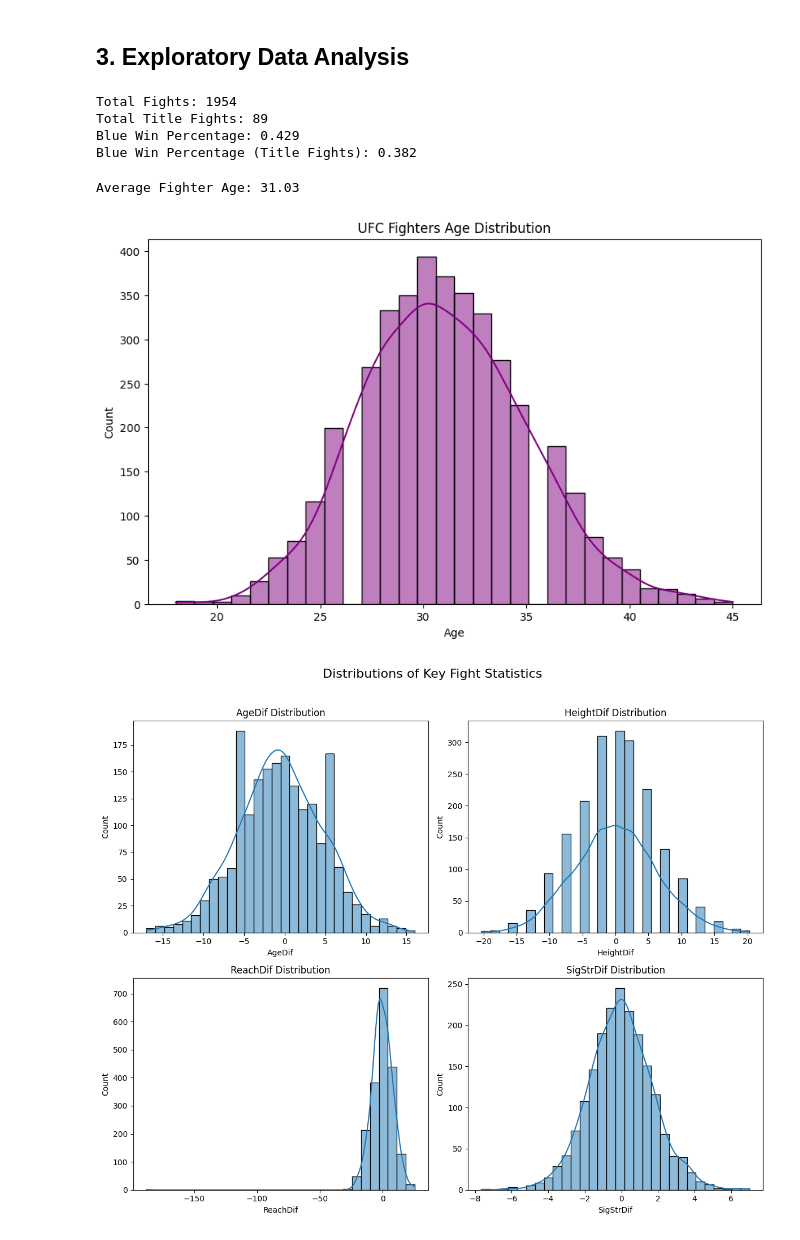
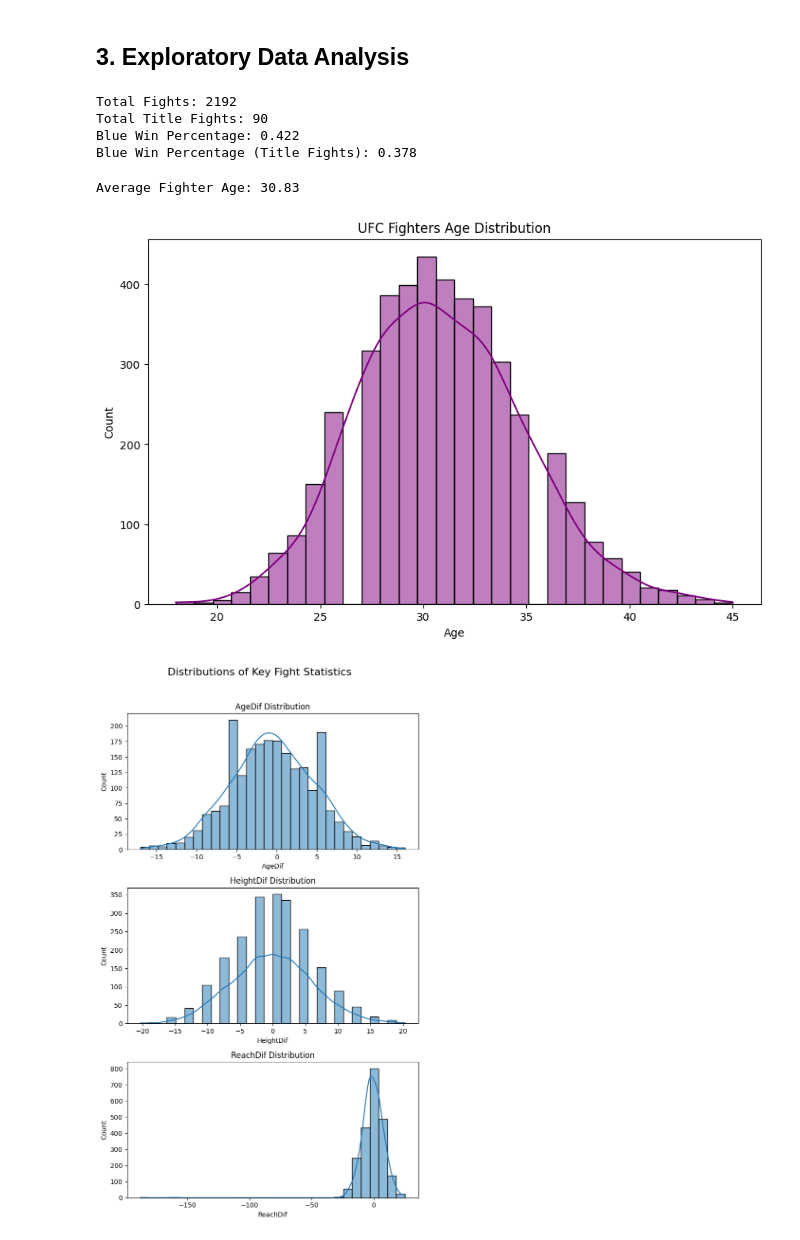
Before and after one commit to jmanlang/ufc-data-analysis, a Jupyter notebook: analysis.ipynb, the cells around one changed output. Drawn from its saved outputs; the diff is of its cells as text; code cells hidden in the pictures.

Commit message:
Finishing up visualizations

```diff
--- a/analysis.ipynb
+++ b/analysis.ipynb
@@ -90,6 +95,7 @@ all_fights.loc[all_fights.duplicated()]
  In this data set, fights involving fighters making their UFC debut have 0's across their career statistics because they have no prior UFC fights from which to calculate statistics from. However, these fighters often have prior MMA experience from other organizations, so taking into account the statistical differences between opposing fighters in debut matches would be misleading. We remove debut matches for this reason.
 # %%
 # Removing fights that involve fighters with no wins or losses
-all_fights = all_fights[~(
+'''all_fights = all_fights[~(
     ((all_fights['RedWins'] == 0) & (all_fights['RedLosses'] == 0)) |
     ((all_fights['BlueWins'] == 0) & (all_fights['BlueLosses'] == 0)))]
+    '''
@@ -159,16 +176,16 @@ print(f"Total Title Fights: {analysis_df['TitleBout'].sum()}")
 print(f"Blue Win Percentage: {blue_win_percentage:.3f}")
 print(f"Blue Win Percentage (Title Fights): {blue_title_win_percentage:.3f}")
 # %% [output]
-Total Fights: 1954
-Total Title Fights: 89
-Blue Win Percentage: 0.429
-Blue Win Percentage (Title Fights): 0.382
+Total Fights: 2192
+Total Title Fights: 90
+Blue Win Percentage: 0.422
+Blue Win Percentage (Title Fights): 0.378
 # %%
 # Combine red fighter's age and blue fighter's age into a single series for plotting
 all_ages = pd.concat([analysis_df['RedAge'], analysis_df['BlueAge']], ignore_index=True)
 print(f"Average Fighter Age: {all_ages.mean():.2f}")
 # %% [output]
-Average Fighter Age: 31.03
+Average Fighter Age: 30.83
 # %%
 # Plot the age distribution
 plt.figure(figsize=(10,6))
@@ -178,22 +195,22 @@ plt.xlabel('Age')
 plt.ylabel('Count')
 plt.show()
 # %% [output]
-[figure, old version]
+[figure, new version]
 # %%
-key_columns = ['AgeDif', 'HeightDif', 'ReachDif', 'SigStrDif']
-fig, axes = plt.subplots(2, 2, figsize=(12, 10))
+key_columns = ['AgeDif', 'HeightDif', 'ReachDif']
+fig, axes = plt.subplots(3, 1, figsize=(7, 12))
 fig.suptitle('Distributions of Key Fight Statistics', fontsize=16)
 
 for ax, col in zip(axes.flatten(), key_columns):
     sns.histplot(analysis_df[col].dropna(), bins=30, kde=True, ax=ax)
     ax.set_title(f'{col} Distribution')
     ax.set_xlabel(col)
     ax.set_ylabel('Count')
 
 plt.tight_layout(rect=[0, 0, 1, 0.96])
 plt.show()
 # %% [output]
-[figure, old version]
+[figure, new version]
 # %%
 plt.figure(figsize=(15,10))
 sns.countplot(y='WeightClass', hue='Gender', data=analysis_df)
```
Also changed, not shown: parts of 23 cells of this notebook.
